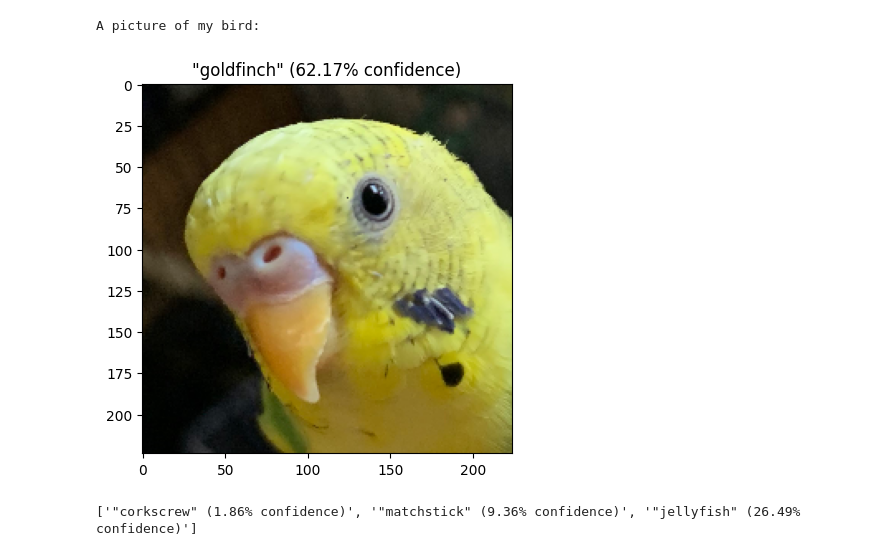
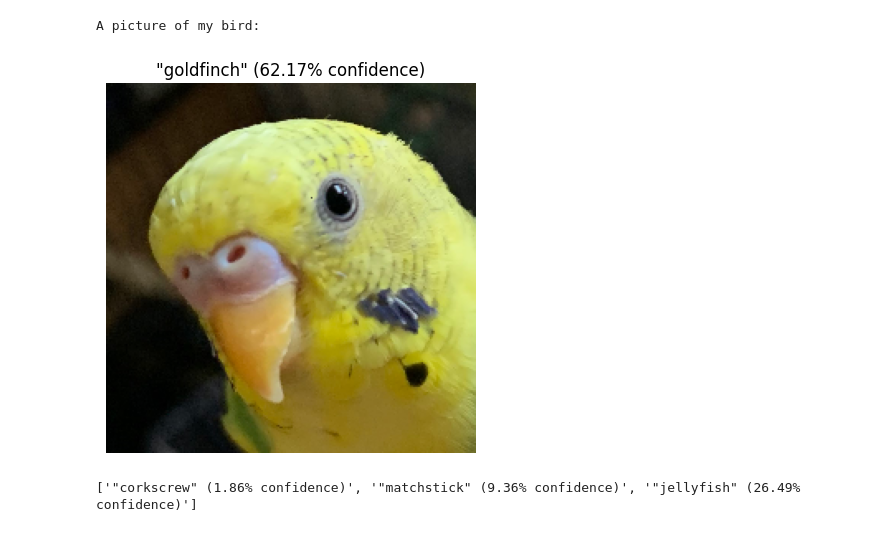
Before and after one commit to OutWrest/blog-handouts, a Jupyter notebook: exploring-attacks-1/attacks-introduction.ipynb, the cells around one changed output. Cells and saved outputs as stored; diff of their text form; code cells hidden in the pictures.

```diff
--- a/exploring-attacks/attacks-introduction.ipynb
+++ b/exploring-attacks-1/attacks-introduction.ipynb
@@ -59,17 +59,18 @@ model = model.eval()
 # %%
 print("A picture of my bird:")
 
 burb_img = cv2.imread('../data/burb.png')[..., ::-1]
 burb_img = cv2.resize(burb_img, (224, 224))
 
 prediction_text = get_image_prediction(burb_img)
 
 plt.imshow(burb_img)
 plt.title(prediction_text)
+plt.axis('off')
 plt.show()
 # %% [output]
 A picture of my bird:
-[figure, old version]
+[figure, new version]
 # %%
 white_img = np.ones((224, 224, 3), dtype=np.uint8) * 255
 black_img = np.zeros((224, 224, 3), dtype=np.uint8)
```
Also changed, not shown: parts of 6 cells of this notebook, 5 other files.
